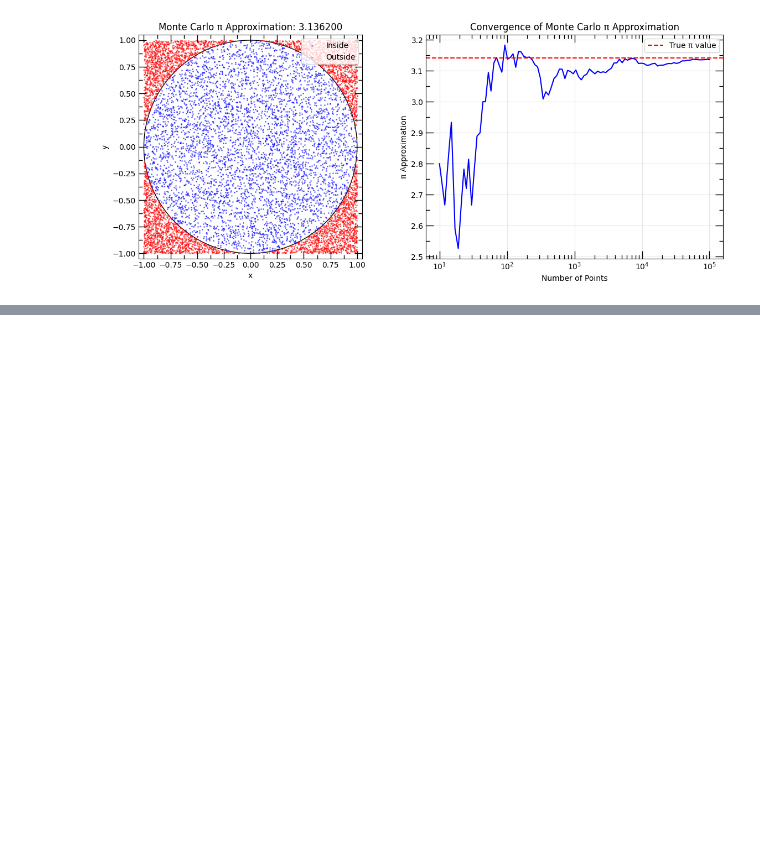
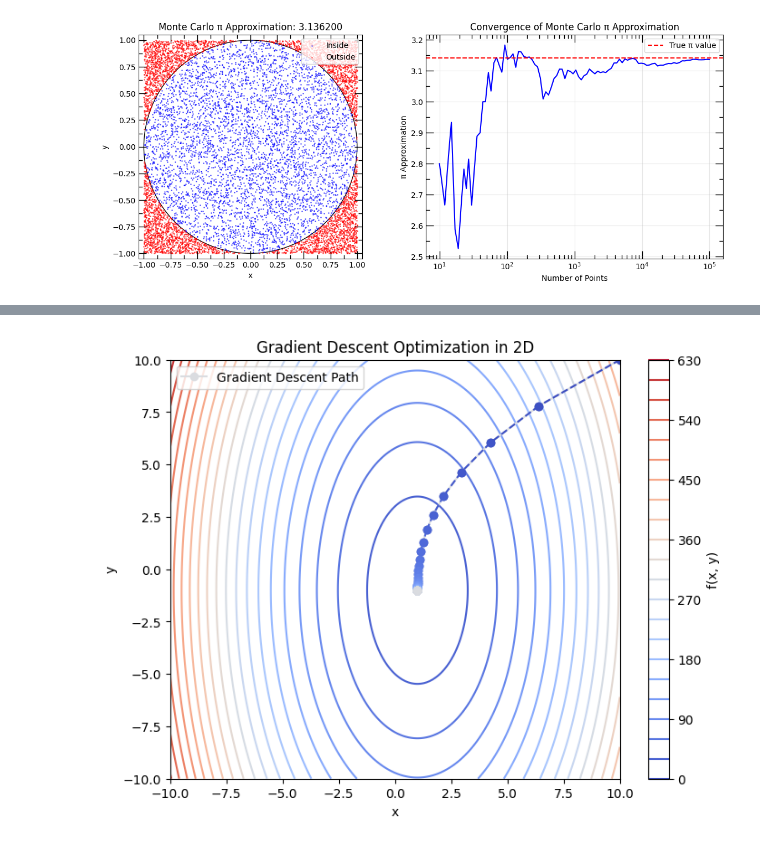
Before and after one commit to deng-group/MLE4217_5219_book, a Jupyter notebook: figures/original_figs/make_figures.ipynb, the cells around one changed output, grey strips where cells are left out. Saved outputs shown, nothing was run; the diff lists cells and outputs as text; code cells hidden in the pictures; blank space fills up the shorter version.

```diff
--- a/figures/original_figs/make_figures.ipynb
+++ b/figures/original_figs/make_figures.ipynb
@@ -284,0 +391,45 @@ Error: 0.005392653589793017
+# %%
+# Define the 2D function to minimize (e.g., a more complex function with a single minimum)
+def f_2d(x, y):
+    return ((2*x-2)**2 + (y+1)**2) + 10
+
+# Define the gradient of the 2D function
+def grad_f_2d(x, y):
+    df_dx = 4 * (x - 1)
+    df_dy = 2 * (y + 1)
+    return np.array([df_dx, df_dy])
+
+# Gradient descent parameters
+learning_rate = 0.1
+n_iterations = 50
+x_start = np.array([10, 10])
+
+# Perform gradient descent
+x_values_2d = [x_start]
+for _ in range(n_iterations):
+    x_new = x_values_2d[-1] - learning_rate * grad_f_2d(x_values_2d[-1][0], x_values_2d[-1][1])
+    x_values_2d.append(x_new)
+
+# Convert list to numpy array for easier indexing
+x_values_2d = np.array(x_values_2d)
+
+# Generate x and y values for plotting the function
+x_plot = np.linspace(-10, 10, 400)
+y_plot = np.linspace(-10, 10, 400)
+X, Y = np.meshgrid(x_plot, y_plot)
+Z = f_2d(X, Y)
+
+# Plot the function and the gradient descent trajectory
+plt.figure(figsize=(8, 6))
+contour = plt.contour(X, Y, Z, levels=20, cmap='coolwarm')
+plt.colorbar(contour, label='f(x, y)')
+plt.plot(x_values_2d[:, 0], x_values_2d[:, 1], marker='o', color=colors[i], label='Gradient Descent Path')
+for i in range(len(x_values_2d) - 1):
+    plt.plot(x_values_2d[i:i+2, 0], x_values_2d[i:i+2, 1], color=colors[i], marker='o', ls='--')
+plt.xlabel('x')
+plt.ylabel('y')
+plt.title('Gradient Descent Optimization in 2D')
+plt.legend()
+plt.show()
+# %% [output]
+[figure, added]
```
Also changed, not shown: parts of 4 cells of this notebook.
